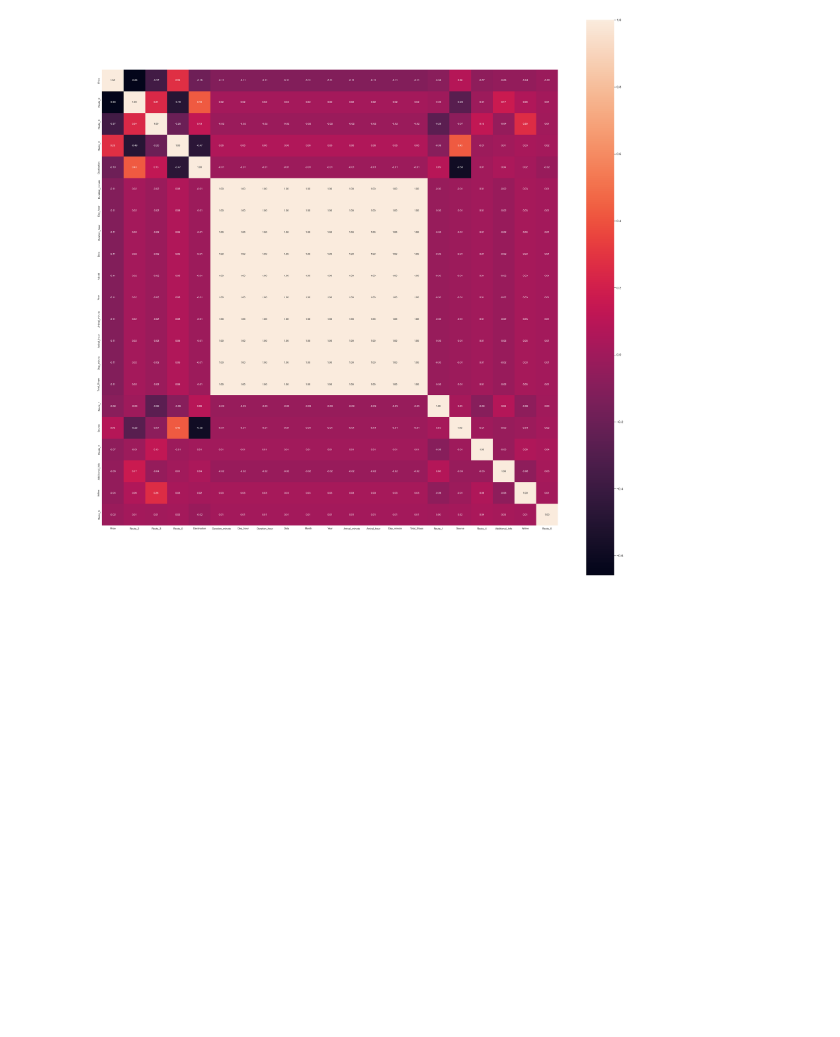
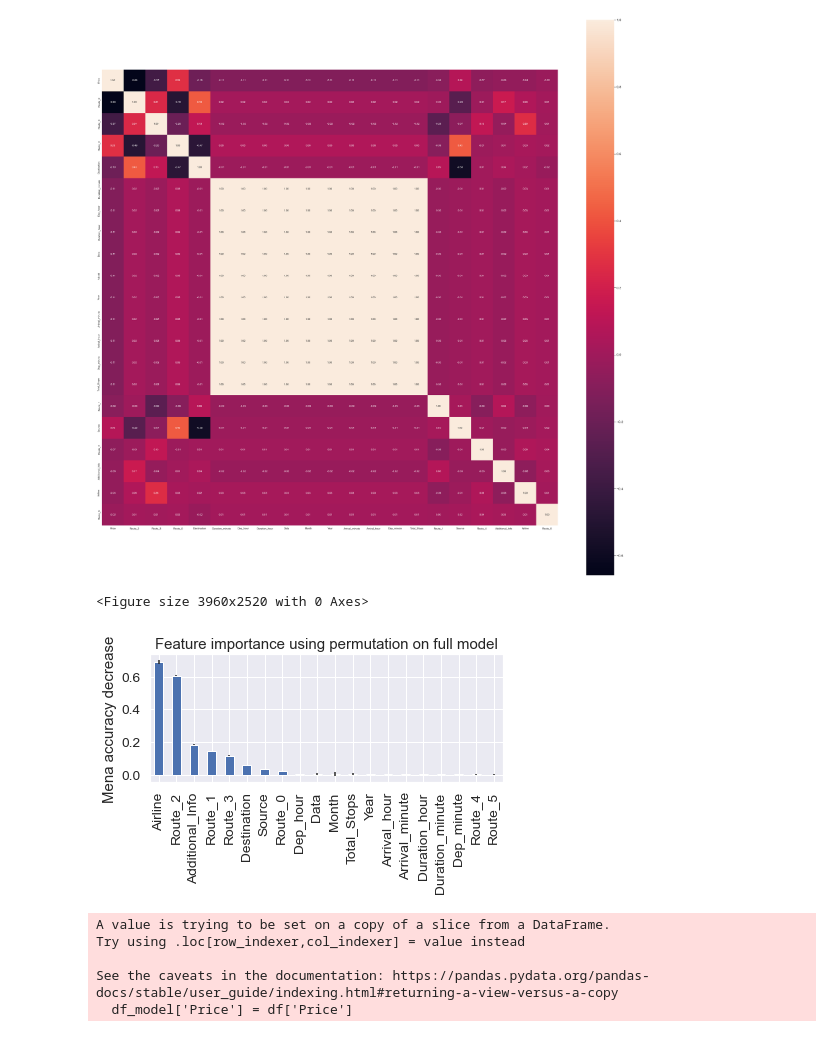
Before and after one commit to AlexeiSah/Predict-The-Flight-Ticket-Price, a Jupyter notebook: test.ipynb, the cells around one changed output. Cells and saved outputs as stored; diff of their text form; code cells hidden in the pictures; blank space fills up the shorter version.

```diff
--- a/test.ipynb
+++ b/test.ipynb
@@ -161,3 +163,34 @@ hm = sns.heatmap(cm, cbar=True, annot=True, square=True, fmt='.2f', annot_kws={'
 plt.show()
 # %% [output]
 [figure]
+# %%
+# Спомощью permutation_importance, могу увидеть самые опетитные фичи и отделить их от гадости
+x_train, x_test, y_train, y_test = train_test_split(df.drop(['Price'], axis=1), df['Price'], test_size=0.44)
+
+forest = RandomForestRegressor()
+forest.fit(x_train, y_train)
+feature_names = x_train.columns
+
+result = permutation_importance(forest, x_train, y_train, n_repeats=30, n_jobs=-1)
+
+forest_importance = pd.Series(result.importances_mean, index=feature_names).sort_values(ascending=False)
+
+plt.figure(figsize=(55, 35))
+fig, ax = plt.subplots()
+forest_importance.plot.bar(yerr=result.importances_std, ax=ax)
+ax.set_title('Feature importance using permutation on full model')
+ax.set_ylabel('Mena accuracy decrease')
+fig.tight_layout()
+plt.show();
+# %% [output]
+<Figure size 3960x2520 with 0 Axes>
+[figure, added]
+# %%
+df_model = df[forest_importance[forest_importance > 0.003].index]
+df_model['Price'] = df['Price']
+# %% [output]
+A value is trying to be set on a copy of a slice from a DataFrame.
+Try using .loc[row_indexer,col_indexer] = value instead
+
+See the caveats in the documentation: https://pandas.pydata.org/pandas-docs/stable/user_guide/indexing.html#returning-a-view-versus-a-copy
+  df_model['Price'] = df['Price']
```
Also changed, not shown: parts of 2 cells of this notebook.
